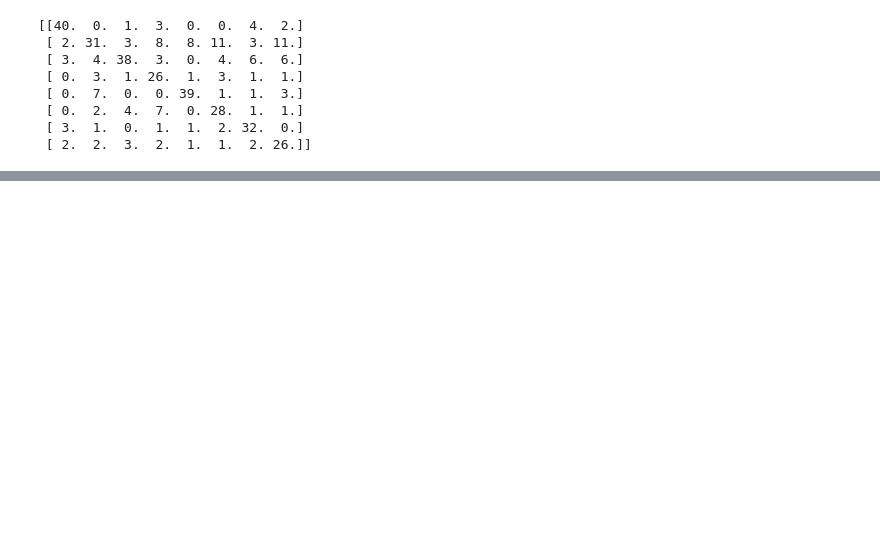
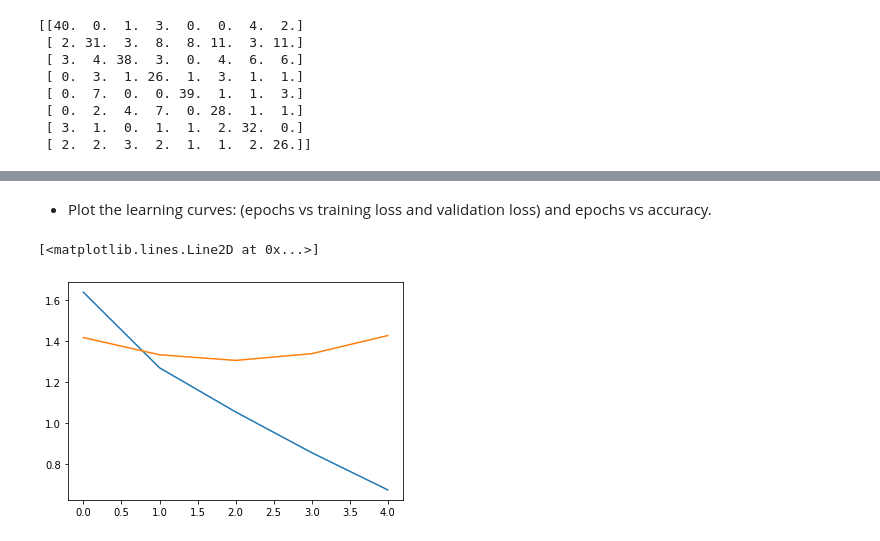
Before and after one commit to fa97ber/DeepLearning, a Jupyter notebook: DL_02_02.ipynb, the cells around one changed output, grey strips where cells are left out. Cells and saved outputs as stored; diff of their text form; code cells hidden in the pictures; blank space fills up the shorter version.

```diff
--- a/DL_02_02.ipynb
+++ b/DL_02_02.ipynb
@@ -225,0 +234,4 @@ Truth: Miranda Cosgrove Prediction: Taryn Manning (actress)
+# %%
+from tensorflow.keras.applications import VGG16
+img_height = img_width = 48
+base_model = VGG16(weights='imagenet', include_top=False,input_shape = (img_width, img_height, 3))
@@ -225,0 +241,16 @@ Truth: Miranda Cosgrove Prediction: Taryn Manning (actress)
+# %%
+fc1 = base_model.output
+fc1 = Flatten()(fc1)
+#...
+#Your code here
+#...
+fc1 = Dense(512,activation='relu', name='my_dense1')(fc1)
+fc1 = Dense(512,activation='relu', name='my_dense2')(fc1)
+fc1 = Dense(100,activation='relu', name='my_dense3')(fc1)
+#...
+#-------------------------------------
+#...
+
+fc1 = Dense(8,activation='softmax', name='my_dense4')(fc1)
+model_trans = tf.compat.v1.keras.Model(base_model.input, fc1) #Current hack for TF 2.0 and keras
+model_trans.summary()
@@ -225,0 +291,8 @@ Truth: Miranda Cosgrove Prediction: Taryn Manning (actress)
+# %%
+model_trans.compile(loss='sparse_categorical_crossentropy',
+              metrics=['accuracy'])
+# %%
+history = model_trans.fit(X_train, Y_train,
+          epochs=5,
+          batch_size=16,
+          validation_data=(X_valid, Y_valid))
@@ -225,0 +311,8 @@ Truth: Miranda Cosgrove Prediction: Taryn Manning (actress)
+# %% [markdown]
+- Plot the learning curves: (epochs vs training loss and validation loss) and epochs vs accuracy.
+# %%
+plt.plot(history.history['loss'])
+plt.plot(history.history['val_loss'])
+# %% [output]
+[<matplotlib.lines.Line2D at 0x...>]
+[figure, added]
```
Also changed, not shown: parts of 25 cells of this notebook.
